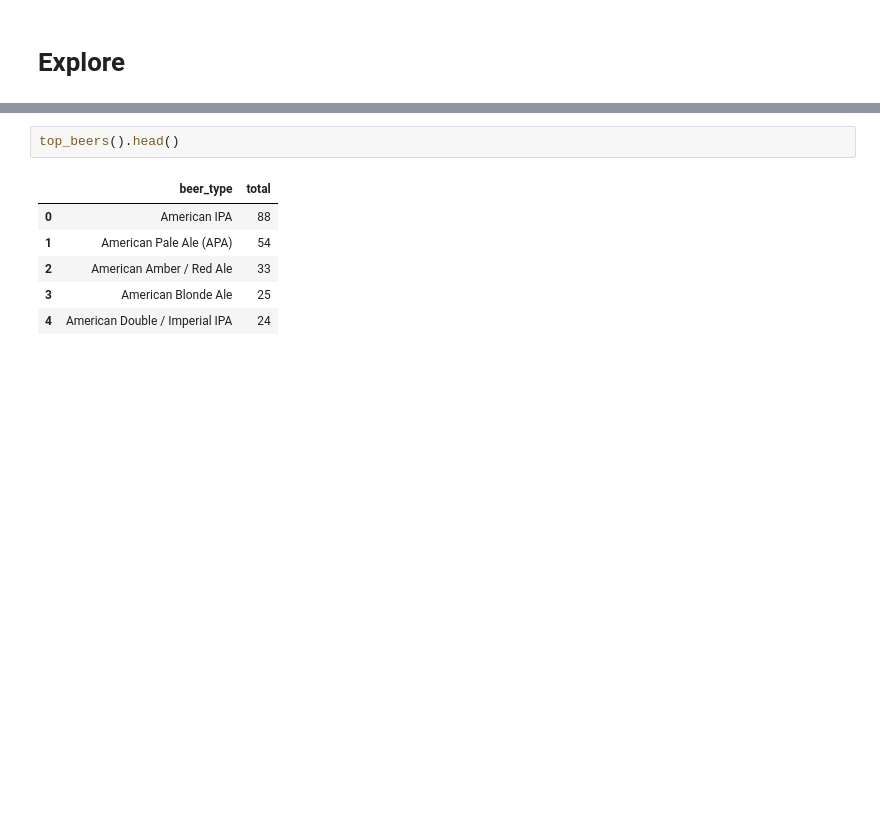
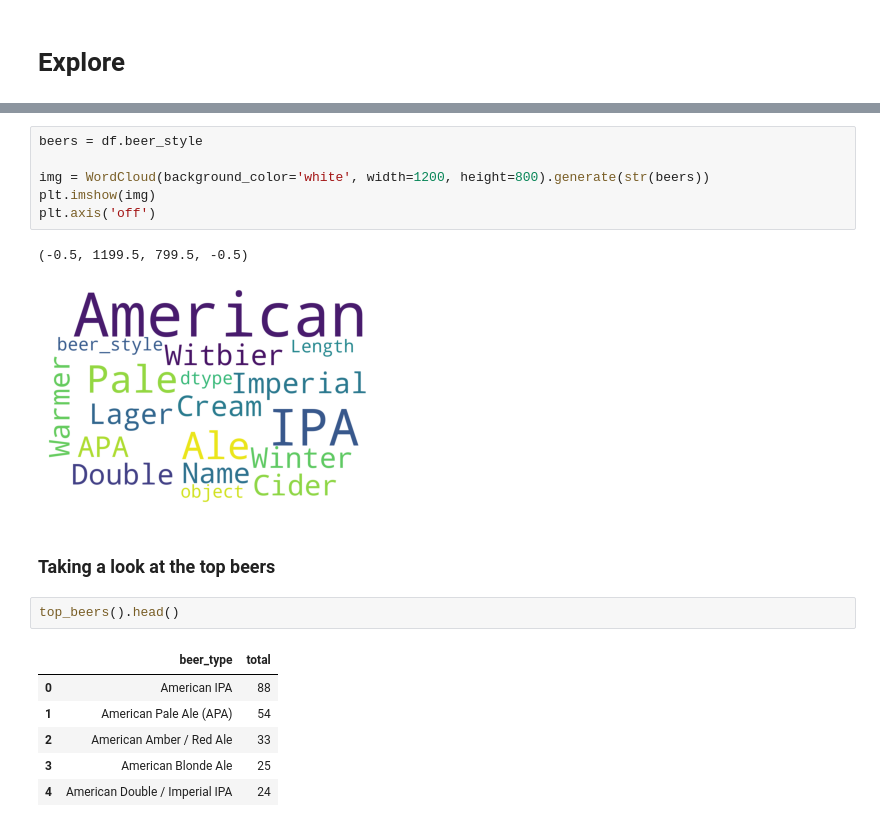
Before and after one commit to jamesallen0351/craft_beer, a Jupyter notebook: beer_final.ipynb, the cells around one changed output, grey strips where cells are left out. Saved outputs shown, nothing was run; the diff lists cells and outputs as text; blank space fills up the shorter version.

```diff
--- a/beer_final.ipynb
+++ b/beer_final.ipynb
@@ -75,3 +73,14 @@ plt.axis('off')
+# %%
+beers = df.beer_style
+
+img = WordCloud(background_color='white', width=1200, height=800).generate(str(beers))
+plt.imshow(img)
+plt.axis('off')
+# %% [output]
+(-0.5, 1199.5, 799.5, -0.5)
+[figure, added]
+# %% [markdown]
+### Taking a look at the top beers
 # %%
 top_beers().head()
 # %% [output]
```
Also changed, not shown: parts of 30 cells of this notebook, 1 other file.
